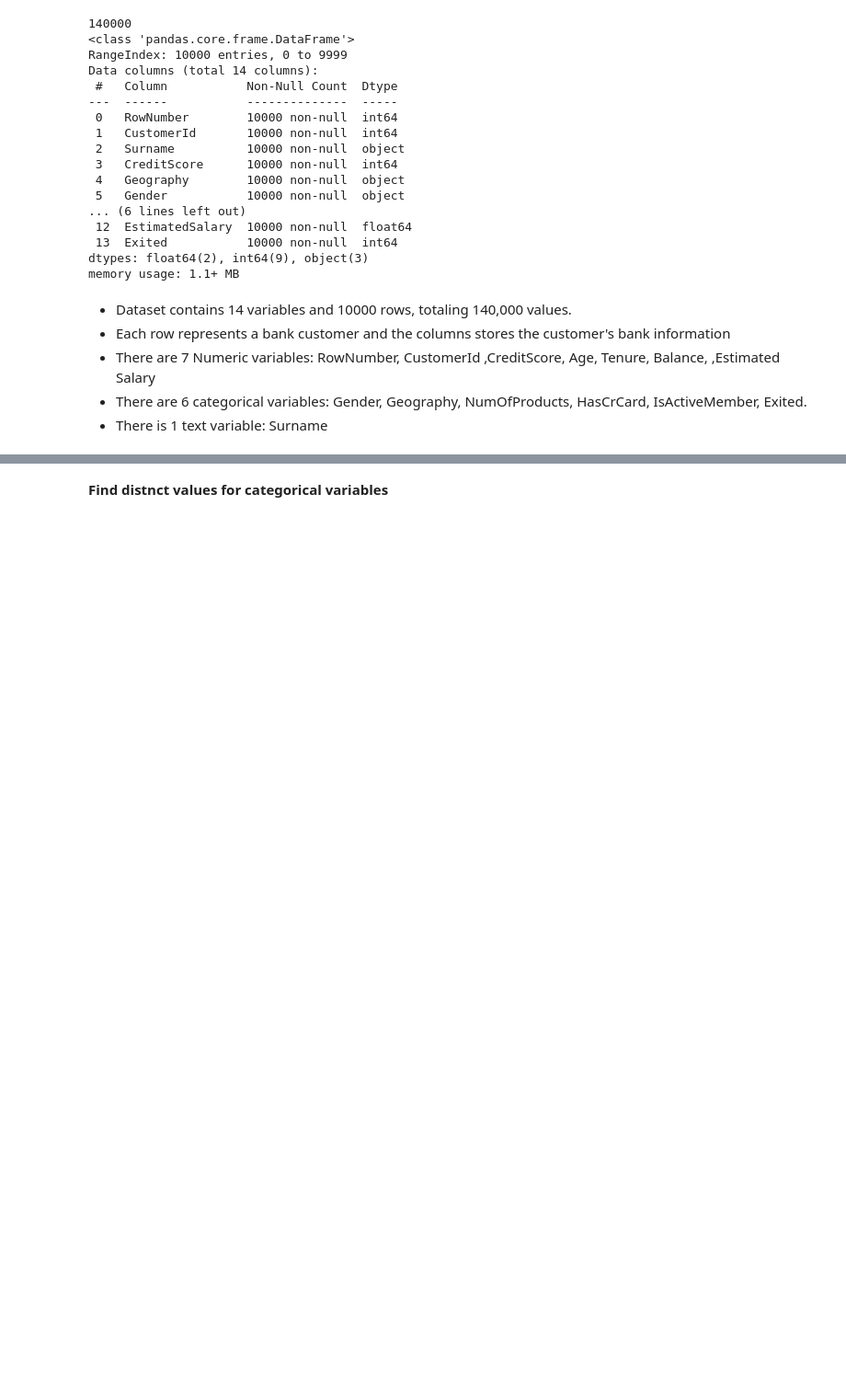
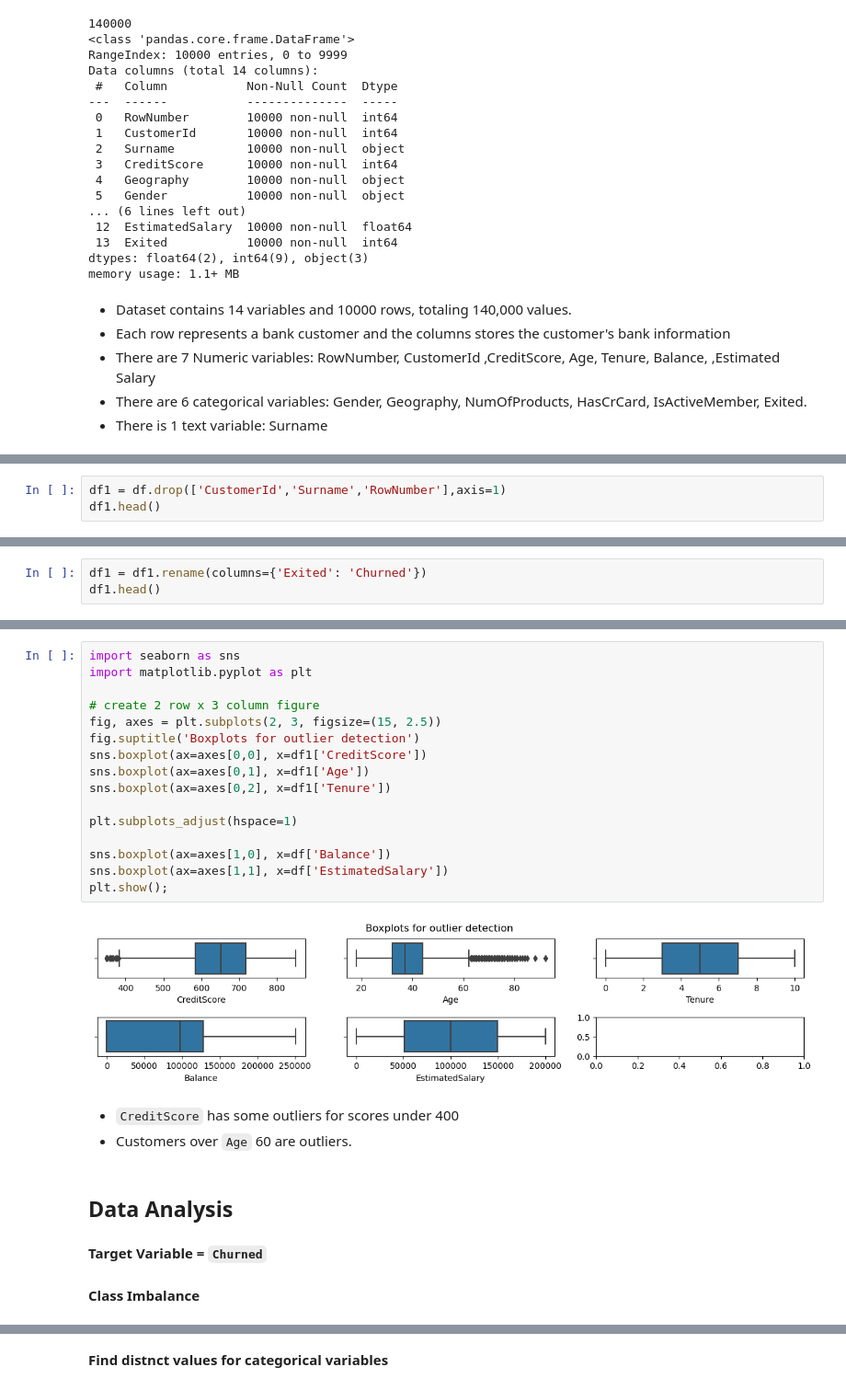
Before and after one commit to aprilhong/bankchurn, a Jupyter notebook: bank_churn_notebook.ipynb, the cells around one changed output, grey strips where cells are left out. Shown: that part at 92% size. Saved outputs shown, nothing was run; the diff lists cells and outputs as text; blank space fills up the shorter version.

```diff
--- a/bank_churn_notebook.ipynb
+++ b/bank_churn_notebook.ipynb
@@ -82,0 +120,3 @@ memory usage: 1.1+ MB
+# %%
+df1 = df.drop(['CustomerId','Surname','RowNumber'],axis=1)
+df1.head()
@@ -82,0 +132,3 @@ memory usage: 1.1+ MB
+# %%
+df1 = df1.rename(columns={'Exited': 'Churned'})
+df1.head()
@@ -82,0 +185,27 @@ memory usage: 1.1+ MB
+# %%
+import seaborn as sns
+import matplotlib.pyplot as plt
+
+# create 2 row x 3 column figure
+fig, axes = plt.subplots(2, 3, figsize=(15, 2.5))
+fig.suptitle('Boxplots for outlier detection')
+sns.boxplot(ax=axes[0,0], x=df1['CreditScore'])
+sns.boxplot(ax=axes[0,1], x=df1['Age'])
+sns.boxplot(ax=axes[0,2], x=df1['Tenure'])
+
+plt.subplots_adjust(hspace=1)
+
+sns.boxplot(ax=axes[1,0], x=df['Balance'])
+sns.boxplot(ax=axes[1,1], x=df['EstimatedSalary'])
+plt.show();
+# %% [output]
+[figure, added]
+# %% [markdown]
+- `CreditScore` has some outliers for scores under 400
+-  Customers over `Age` 60 are outliers.
+# %% [markdown]
+## Data Analysis
+# %% [markdown]
+**Target Variable = `Churned`**
+# %% [markdown]
+**Class Imbalance**
```
Also changed, not shown: parts of 23 cells of this notebook.
